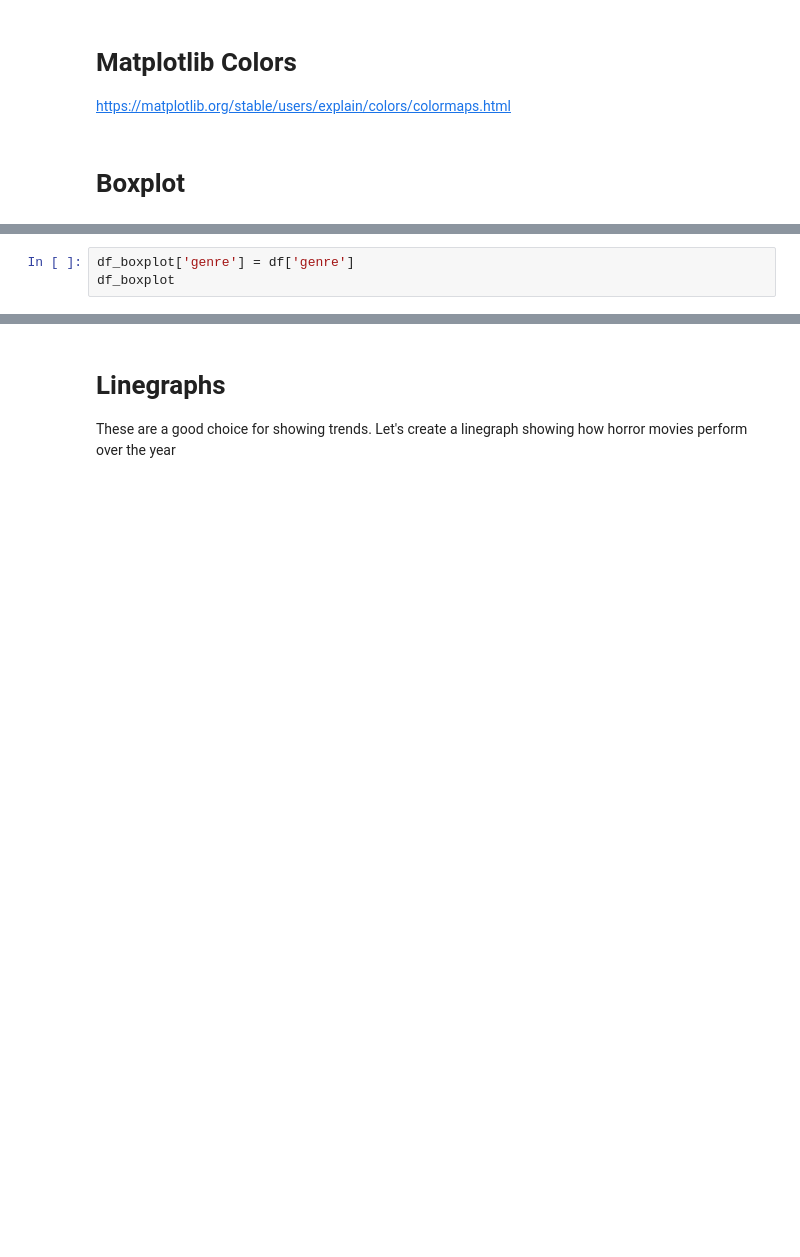
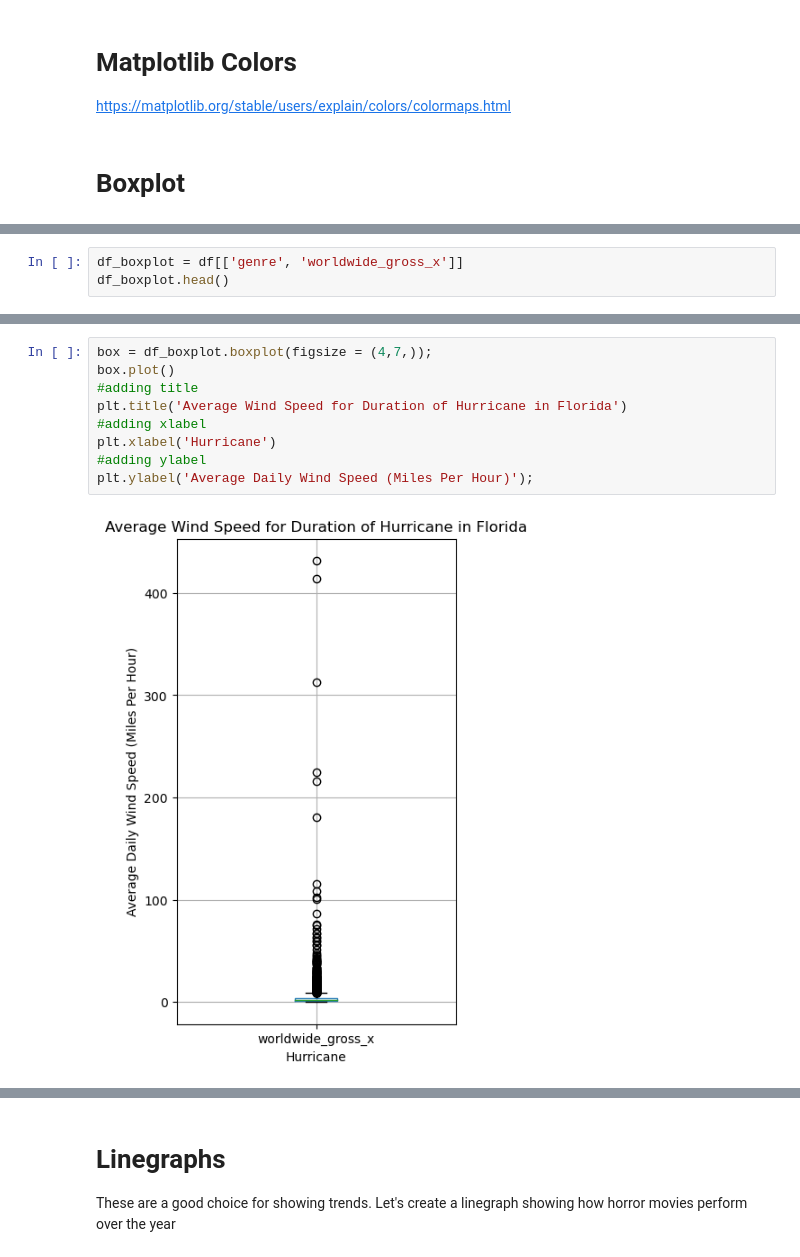
Before and after one commit to SSGrasland/DSStudyGroup, a Jupyter notebook: DSViz.ipynb, the cells around one changed output, grey strips where cells are left out. Drawn from its saved outputs; the diff is of its cells as text; blank space fills up the shorter version.

```diff
--- a/DSViz.ipynb
+++ b/DSViz.ipynb
@@ -87,3 +173,3 @@ https://matplotlib.org/stable/users/explain/colors/colormaps.html
 # %%
-df_boxplot['genre'] = df['genre']
-df_boxplot
+df_boxplot = df[['genre', 'worldwide_gross_x']]
+df_boxplot.head()
@@ -89,0 +195,11 @@ df_boxplot
+# %%
+box = df_boxplot.boxplot(figsize = (4,7,));
+box.plot()
+#adding title
+plt.title('Average Wind Speed for Duration of Hurricane in Florida')
+#adding xlabel
+plt.xlabel('Hurricane')
+#adding ylabel
+plt.ylabel('Average Daily Wind Speed (Miles Per Hour)');
+# %% [output]
+[figure, added]
```
Also changed, not shown: parts of 16 cells of this notebook.
